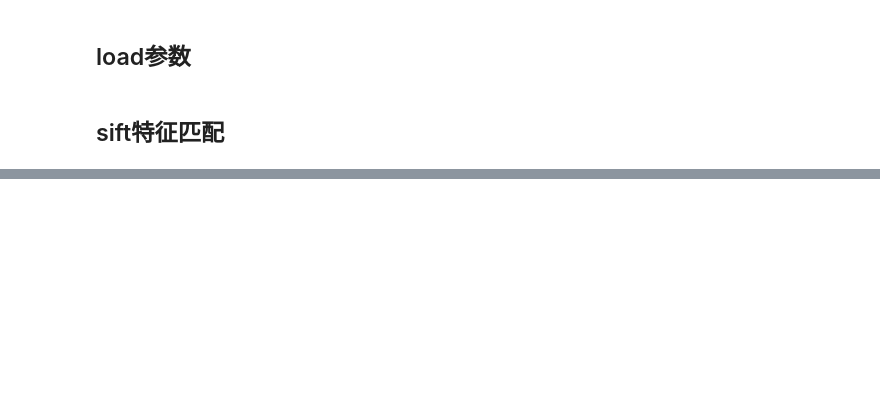
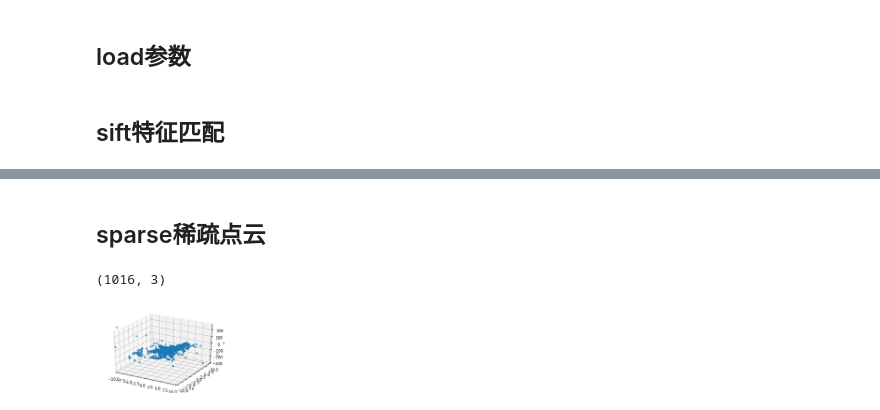
Before and after one commit to Neutrino3316/Computer-Vision, a Jupyter notebook: CVproject/newMVS.ipynb, the cells around one changed output, grey strips where cells are left out. Drawn from its saved outputs; the diff is of its cells as text; code cells hidden in the pictures; blank space fills up the shorter version.

```diff
--- a/CVproject/newMVS.ipynb
+++ b/CVproject/newMVS.ipynb
@@ -10,6 +10,8 @@ K = np.array(Params['K'])
 K = K.T
 distortion=np.array(Params['distortion'])
 f = 50
+
+K = np.array([[K[1,1], K[1,0], K[1,2]], [K[0,1], K[0,0], K[0,2]], K[2,:]])
 # %% [markdown]
 ## sift特征匹配
 # %%
@@ -65,0 +60,3 @@ print(K)
+# %%
+pts1, pts2 = match_pts('5.jpg', '6.jpg')
+print(pts1.shape)
@@ -65,0 +189,42 @@ print(K)
+# %% [markdown]
+## sparse稀疏点云
+# %%
+from numpy import *
+from numpy.linalg import *
+import sys
+def sparse(imgname1, imgname2, K1, K2):
+    pts1, pts2 = match_pts(imgname1, imgname2)
+    pcam1 = computePoints(pts1, K1, f)
+    pcam2 = computePoints(pts2, K2, f)
+
+    E = findEssentialMat(pts1, pts2, K1, K2)
+
+    R1 = eye(3)
+    T1 = zeros(3)
+    R2, T2 = computeRT(E)
+
+    P1 = findPose(R1, T1, K1)
+    P2 = findPose(R2, T2, K2)
+
+    X = triangulate(P1, P2, pts1, pts2)
+    R = R2
+    T = T2
+
+    return X, R, T
+# %%
+X, R, T = sparse('5.jpg', '6.jpg', K, K)
+print(X.shape)
+
+import matplotlib.pyplot as plt
+from mpl_toolkits.mplot3d import Axes3D
+fig = plt.figure()
+ax = fig.add_subplot(111, projection='3d')
+
+ax.scatter(X[:,0], X[:,1], X[:,2])
+plt.xlim([-10, 10])
+plt.ylim([-10, 10])
+
+plt.show()
+# %% [output]
+(1016, 3)
+[figure, added]
```
Also changed, not shown: parts of 6 cells of this notebook, 1 other file.
